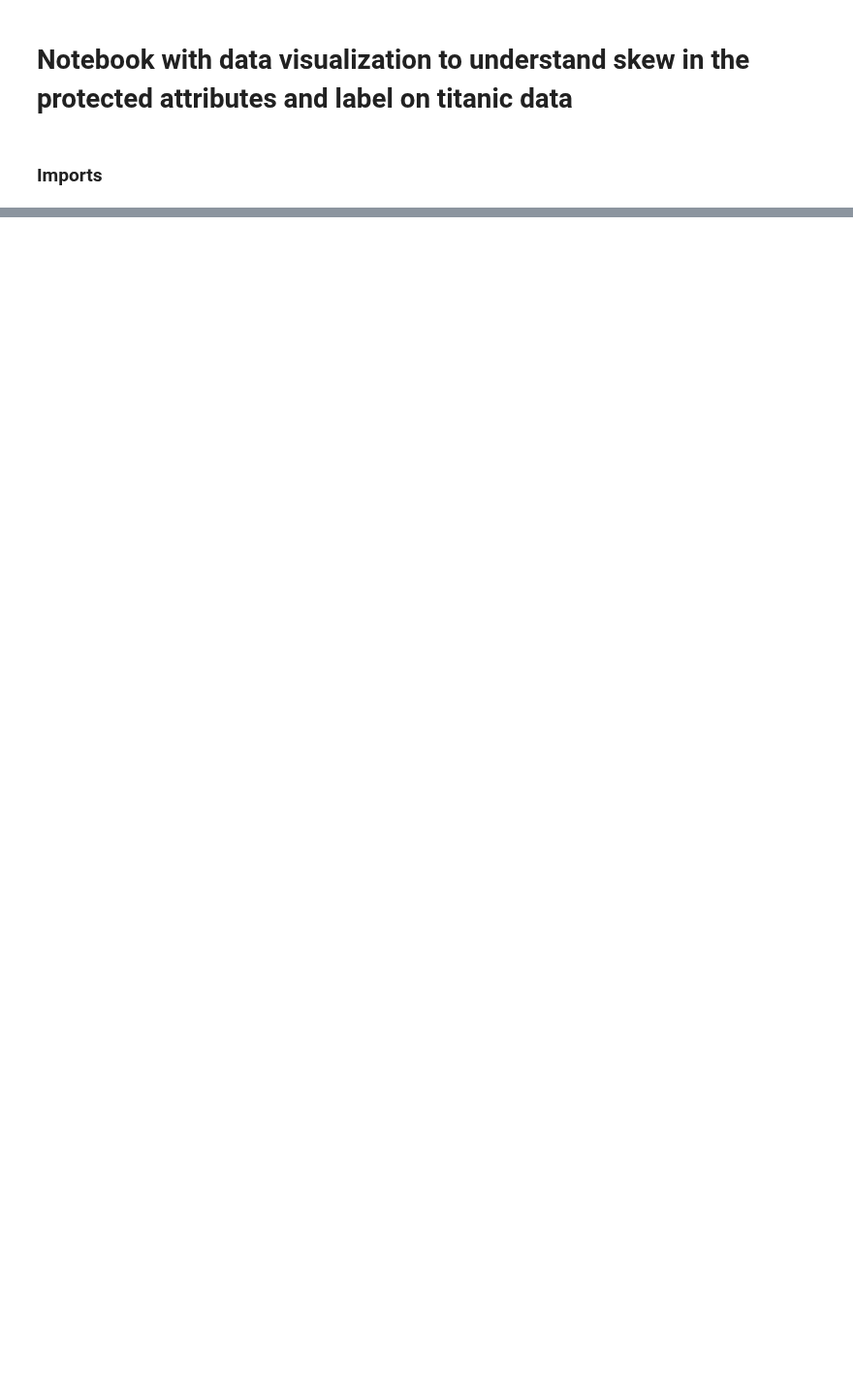
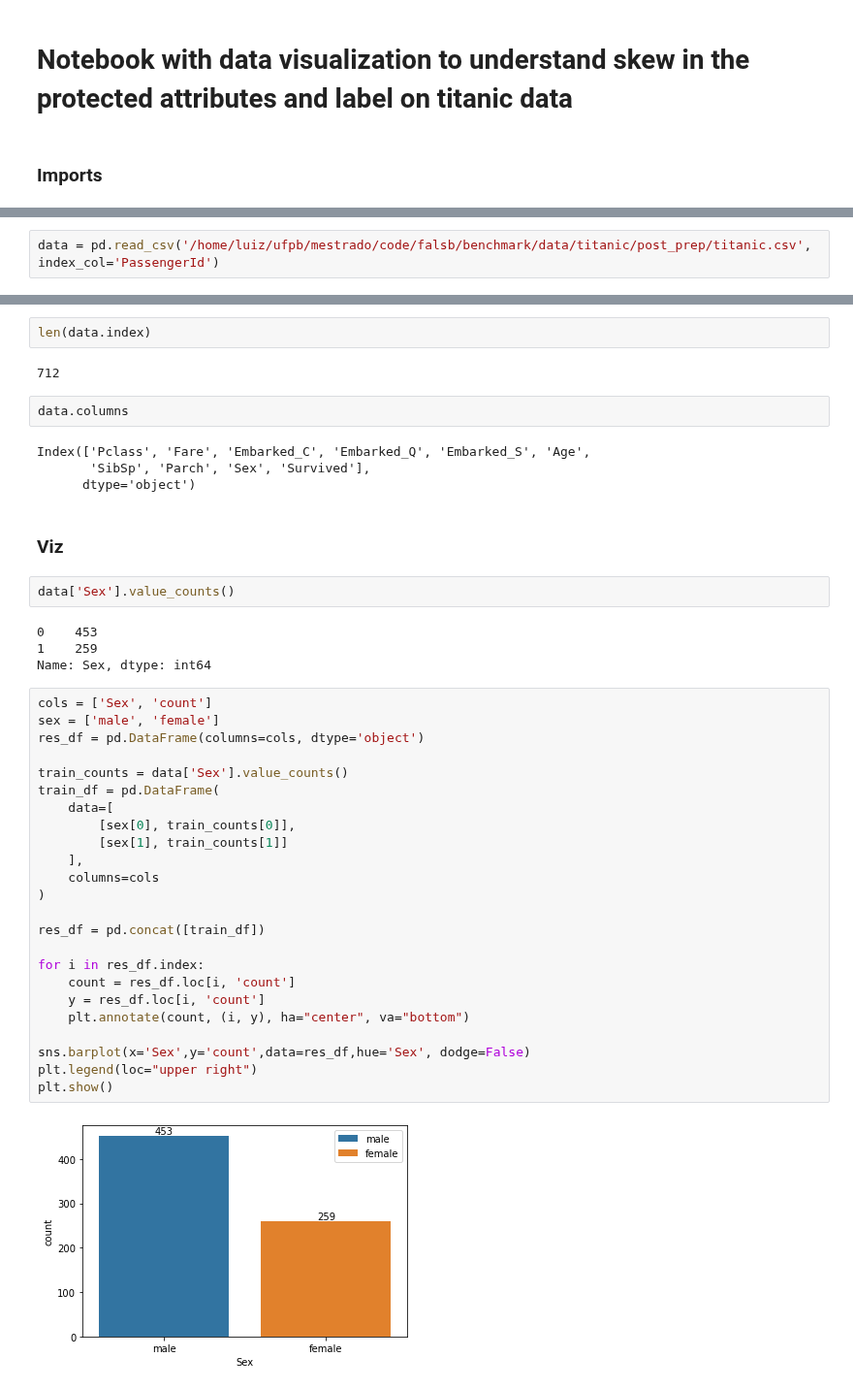
Before and after one commit to limafernando/falsb, a Jupyter notebook: benchmark/util/titanic_viz.ipynb, the cells around one changed output, grey strips where cells are left out. Shown at 97% size. Drawn from its saved outputs; the diff is of its cells as text; blank space fills up the shorter version.

```diff
--- a/benchmark/util/titanic_viz.ipynb
+++ b/benchmark/util/titanic_viz.ipynb
@@ -101,0 +165,2 @@ plt.show()
+# %%
+data = pd.read_csv('/home/luiz/ufpb/mestrado/code/falsb/benchmark/data/titanic/post_prep/titanic.csv', index_col='PassengerId')
@@ -101,0 +177,44 @@ plt.show()
+# %%
+len(data.index)
+# %% [output]
+712
+# %%
+data.columns
+# %% [output]
+Index(['Pclass', 'Fare', 'Embarked_C', 'Embarked_Q', 'Embarked_S', 'Age',
+       'SibSp', 'Parch', 'Sex', 'Survived'],
+      dtype='object')
+# %% [markdown]
+### Viz
+# %%
+data['Sex'].value_counts()
+# %% [output]
+0    453
+1    259
+Name: Sex, dtype: int64
+# %%
+cols = ['Sex', 'count']
+sex = ['male', 'female']
+res_df = pd.DataFrame(columns=cols, dtype='object')
+
+train_counts = data['Sex'].value_counts()
+train_df = pd.DataFrame(
+    data=[
+        [sex[0], train_counts[0]],
+        [sex[1], train_counts[1]]
+    ],
+    columns=cols
+)
+
+res_df = pd.concat([train_df])
+
+for i in res_df.index:
+    count = res_df.loc[i, 'count']
+    y = res_df.loc[i, 'count']
+    plt.annotate(count, (i, y), ha="center", va="bottom")
+
+sns.barplot(x='Sex',y='count',data=res_df,hue='Sex', dodge=False)
+plt.legend(loc="upper right")
+plt.show()
+# %% [output]
+[figure, added]
```
Also changed, not shown: parts of 21 cells of this notebook, 4 other files.
